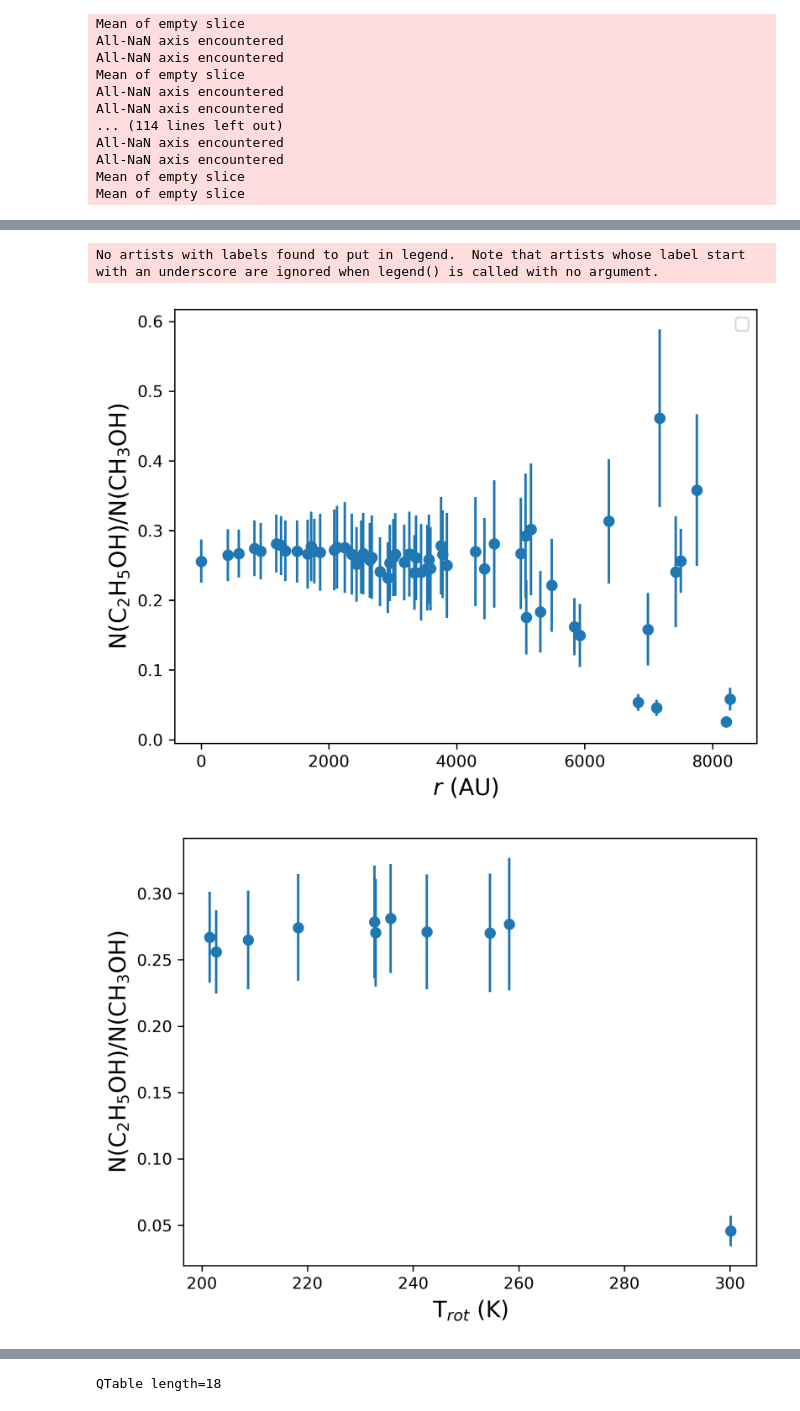
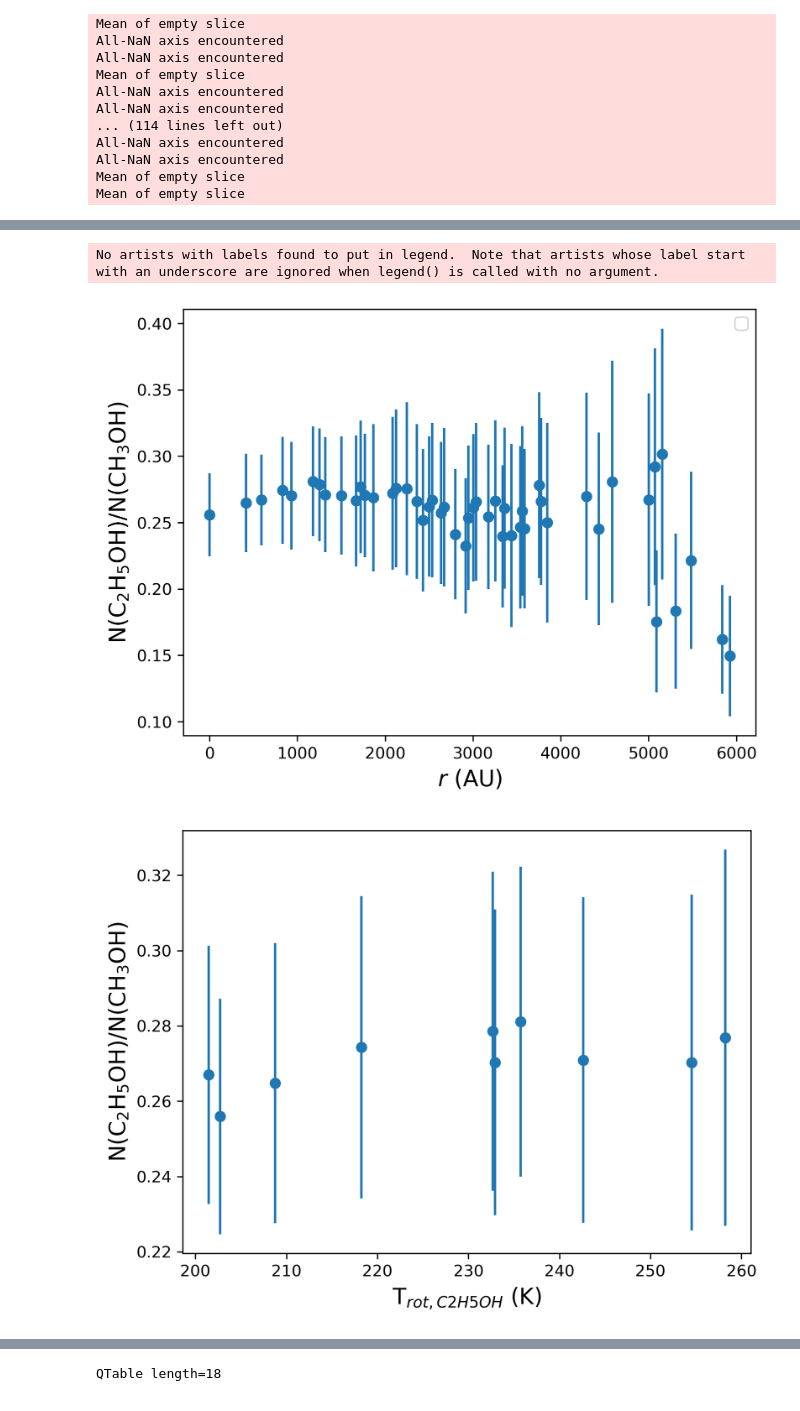
Before and after one commit to djeff1887/SgrB2DS_COMWorkspace, a Jupyter notebook: scripts/average_abundanceratio_vs_temperature_distributions.ipynb, the cells around one changed output, grey strips where cells are left out. Cells and saved outputs as stored; diff of their text form; code cells hidden in the pictures.

Commit message:
more plots hooray

```diff
--- a/scripts/average_abundanceratio_vs_temperature_distributions.ipynb
+++ b/scripts/average_abundanceratio_vs_temperature_distributions.ipynb
@@ -53,6 +53,12 @@ error_ethanol_methanol_ratio=np.squeeze(fits.getdata(path_error_ratio))
 
 rdict={'SgrB2S':9500*u.AU,'DSi':8000*u.AU,'DSii':5500*u.AU,'DSiii':6000*u.AU,'DSiv':6000*u.AU,'DSv':7000*u.AU,
        'DSVI':10000*u.AU,'DSVII':6000*u.AU,'DSVIII':5400*u.AU,'DSIX':8000*u.AU}#1-6400,4-8500,5-4000,7-6600,S-12000
+
+#To mititgate the inclusion of distant ethanol detections which can't be validated due to time contraints, I set
+#a radius cutoff on the ethanol emission by using the by-eye flattening point of the ethanol's radially averaged column density - 1/29/2025
+ethanol_rdict={'SgrB2S':'','DSi':6000*u.AU,'DSii':4000*u.AU,'DSiii':'','DSiv':6000*u.AU,'DSv':'',
+       'DSVI':4000*u.AU,'DSVII':'','DSVIII':'','DSIX':''}
+
 if source not in rdict.keys():
     r_phys=10000*u.AU
 else:
@@ -82,6 +88,7 @@ radial_average_trots=QTable()#names=['Distance','Trot'],units=['AU','K'])
 ch3oh_trot_table=QTable([radialdistance,data_ch3oh_radialtemperatures,error_ch3oh_radialtemperatures],names=['Distance','Trot','Trot Error'])
 radial_average_nch3oh=QTable()
 radial_average_ratio=QTable()
+radial_average_ch3oh_trots=QTable()
 for radial_bin in ordered_radialdistances:
     trots_in_radial_bin=ordered_c2h5oh_trots[np.where(ordered_c2h5oh_trots['col0_Distance']==radial_bin)[0]]
     error_trots_in_radial_bin=ordered_error_c2h5oh_trots[np.where(ordered_error_c2h5oh_trots['col0_Distance']==radial_bin)[0]]
@@ -93,8 +100,8 @@ for radial_bin in ordered_radialdistances:
     else:
         trotupperfill=np.nanmax(trots_in_radial_bin['col0_Trot'])
         trotlowerfill=np.nanmin(trots_in_radial_bin['col0_Trot'])
-    if average_trot_in_bin >= 3*average_error_trot_in_bin and average_trot_in_bin <= trotcutoff[source] and trotupperfill < upperfillcutoff[source]:
-        table_to_append=QTable([{'Distance':radial_bin,'Trot':average_trot_in_bin,'Upper Trot':trotupperfill,'Lower Trot':trotlowerfill}])#,names=['Distance','Trot'],units=['AU','K'])
+    if average_trot_in_bin >= 3*average_error_trot_in_bin and average_trot_in_bin <= trotcutoff[source] and trotupperfill < upperfillcutoff[source] and radial_bin <= ethanol_rdict[source].value:
+        table_to_append=QTable([{'Distance':radial_bin,'Trot':average_trot_in_bin,'Error_Trot':average_error_trot_in_bin,'Upper Trot':trotupperfill,'Lower Trot':trotlowerfill}])#,names=['Distance','Trot'],units=['AU','K'])
         radial_average_trots=vstack([radial_average_trots,table_to_append])
 
     ch3oh_in_radial_bin=ch3oh_trot_table[np.where(ch3oh_trot_table['Distance']==radial_bin)[0]]
@@ -106,9 +113,10 @@ for radial_bin in ordered_radialdistances:
     else:
         ch3oh_trotupperfill=np.nanmax(ch3oh_in_radial_bin['Trot'])
         ch3oh_trotlowerfill=np.nanmin(ch3oh_in_radial_bin['Trot'])
-    ch3oh_table_to_append=QTable([{'Distance':radial_bin,'Trot':average_ch3oh_trot_in_bin,'Upper Trot':ch3oh_trotupperfill,
-                                   'Lower Trot':ch3oh_trotlowerfill}])
-    radial_average_nch3oh=vstack([radial_average_nch3oh,ch3oh_table_to_append])
+    ch3oh_table_to_append=QTable([{'Distance':radial_bin,'Trot':average_ch3oh_trot_in_bin,'Error_Trot':average_error_ch3oh_trot_in_bin,
+                                   'Upper Trot':ch3oh_trotupperfill,'Lower Trot':ch3oh_trotlowerfill}])
+    radial_average_ch3oh_trots=vstack([radial_average_ch3oh_trots,ch3oh_table_to_append])
+    #radial_average_nch3oh=vstack([radial_average_nch3oh,ch3oh_table_to_append])
 
     nch3oh_in_radial_bin=nch3oh_table[np.where(nch3oh_table['col0_Distance']==radial_bin)[0]]
     average_nch3oh_in_bin=np.nanmean(nch3oh_in_radial_bin['col0_N(CH3OH)'])
@@ -136,7 +144,7 @@ for radial_bin in ordered_radialdistances:
         ch3oh_trotupperfill=np.nanmax(ch3oh_in_radial_bin['Trot'])
         ch3oh_trotlowerfill=np.nanmin(ch3oh_in_radial_bin['Trot'])
     '''
-    if average_ratio_in_bin >= 3*average_ratio_error_in_bin:
+    if average_ratio_in_bin >= 3*average_ratio_error_in_bin and radial_bin <= ethanol_rdict[source].value:
         ratio_table_to_append=QTable([{'Distance':radial_bin,'Ethanol_Methanol_Ratio':average_ratio_in_bin,
                                    'Error_Ethanol_Methanol_Ratio':average_ratio_error_in_bin}])#'Upper Trot':ch3oh_trotupperfill,'Lower Trot':ch3oh_trotlowerfill}])
         radial_average_ratio=vstack([radial_average_ratio,ratio_table_to_append])
@@ -184,22 +208,26 @@ if not os.path.exists(f'../plots/RadialAbundanceRatioProfiles/{source}/'):
 plt.show()
 # %% [output]
 No artists with labels found to put in legend.  Note that artists whose label start with an underscore are ignored when legend() is called with no argument.
-[figure, old version]
+[figure, new version]
 # %%
 usable_distances=np.intersect1d(np.array(radial_average_ratio['Distance'].data), np.array(radial_average_trots['Distance'].data),
                                                return_indices=True)
 usable_ratios=radial_average_ratio[usable_distances[1]]
 
 usable_trots=radial_average_trots[usable_distances[2]]
+
+compositetable1=hstack([usable_ratios,usable_trots])
+compositetable1.write(f'../tables/thesis_ethanolmethanol_results/{source}/ratio_vs_trot-c2h5oh.fits',overwrite=True)
+
 plt.figure()
 plt.errorbar(usable_trots['Trot'],usable_ratios['Ethanol_Methanol_Ratio'],yerr=usable_ratios['Error_Ethanol_Methanol_Ratio'],fmt='o')
 plt.ylabel(r'N(C$_2$H$_5$OH)/N(CH$_3$OH)',fontsize=14)
-plt.xlabel('T$_{rot}$ (K)',fontsize=14)
+plt.xlabel('T$_{rot,C2H5OH}$ (K)',fontsize=14)
 
 savefigpath=f'../plots/AbundanceRatiovsTemperature/{source}/abundanceratio_vs_temperature.png'
 if not os.path.exists(f'../plots/AbundanceRatiovsTemperature/{source}/'):
     os.makedirs(f'../plots/AbundanceRatiovsTemperature/{source}/')
 plt.savefig(savefigpath)
 plt.show()
 # %% [output]
-[figure, old version]
+[figure, new version]
```
Also changed, not shown: parts of 2 cells of this notebook, 5 other files.
